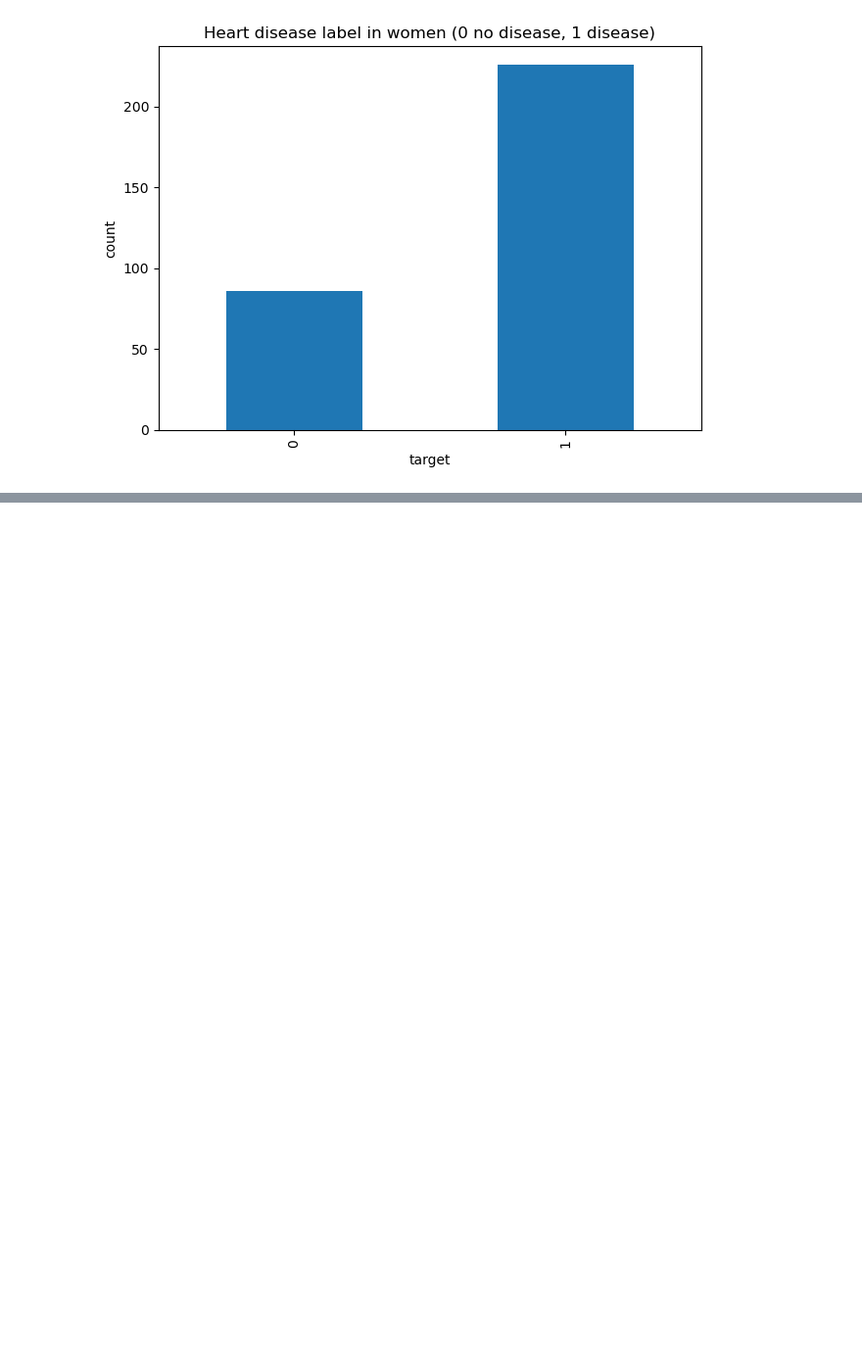
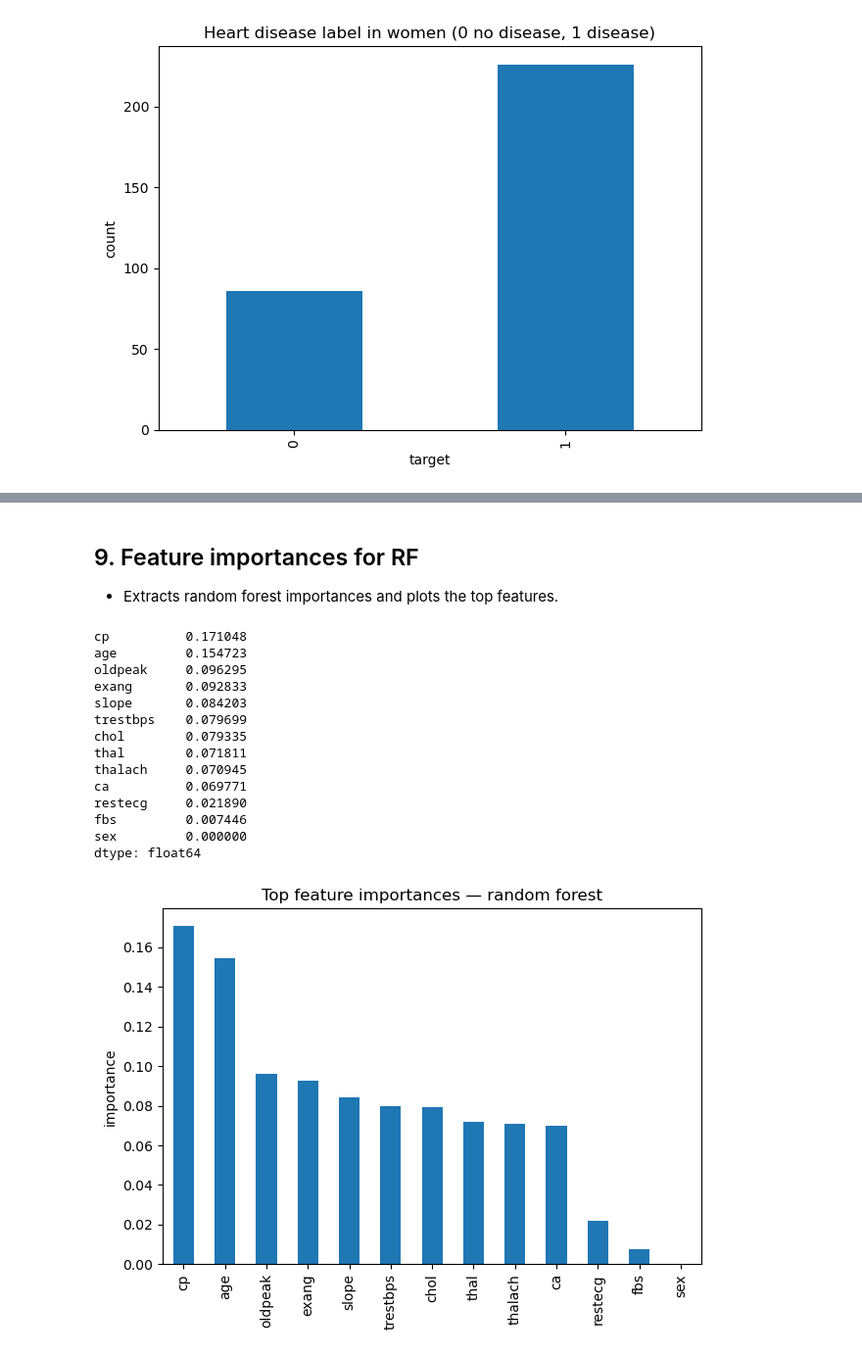
Before and after one commit to mbourdo/hearthealth, a Jupyter notebook: notebooks/heartanalysis.ipynb, the cells around one changed output, grey strips where cells are left out. Shown at 98% size. Drawn from its saved outputs; the diff is of its cells as text; code cells hidden in the pictures; blank space fills up the shorter version.

```diff
--- a/notebooks/heartanalysis.ipynb
+++ b/notebooks/heartanalysis.ipynb
@@ -97,0 +376,39 @@ Name: count, dtype: int64
+# %% [markdown]
+## 9. Feature importances for RF
+- Extracts random forest importances and plots the top features.
+# %%
+# 9. Feature importances for RF (top 15 bar chart)
+import pandas as pd
+import matplotlib.pyplot as plt
+from pathlib import Path
+
+Path("../results/figures").mkdir(parents=True, exist_ok=True)
+
+rf_feature_names = num_features  # rf_prep passes only numeric columns
+importances = rf.named_steps["clf"].feature_importances_
+imp_series = pd.Series(importances, index=rf_feature_names).sort_values(ascending=False)
+
+display(imp_series.head(15))
+
+ax = imp_series.head(15).plot(kind="bar")
+ax.set_title("Top feature importances — random forest")
+ax.set_ylabel("importance")
+plt.tight_layout()
+plt.savefig("../results/figures/feat_importances_rf_women.png", dpi=150)
+plt.show()
+# %% [output]
+cp          0.171048
+age         0.154723
+oldpeak     0.096295
+exang       0.092833
+slope       0.084203
+trestbps    0.079699
+chol        0.079335
+thal        0.071811
+thalach     0.070945
+ca          0.069771
+restecg     0.021890
+fbs         0.007446
+sex         0.000000
+dtype: float64
+[figure, added]
```
Also changed, not shown: parts of 20 cells of this notebook.
